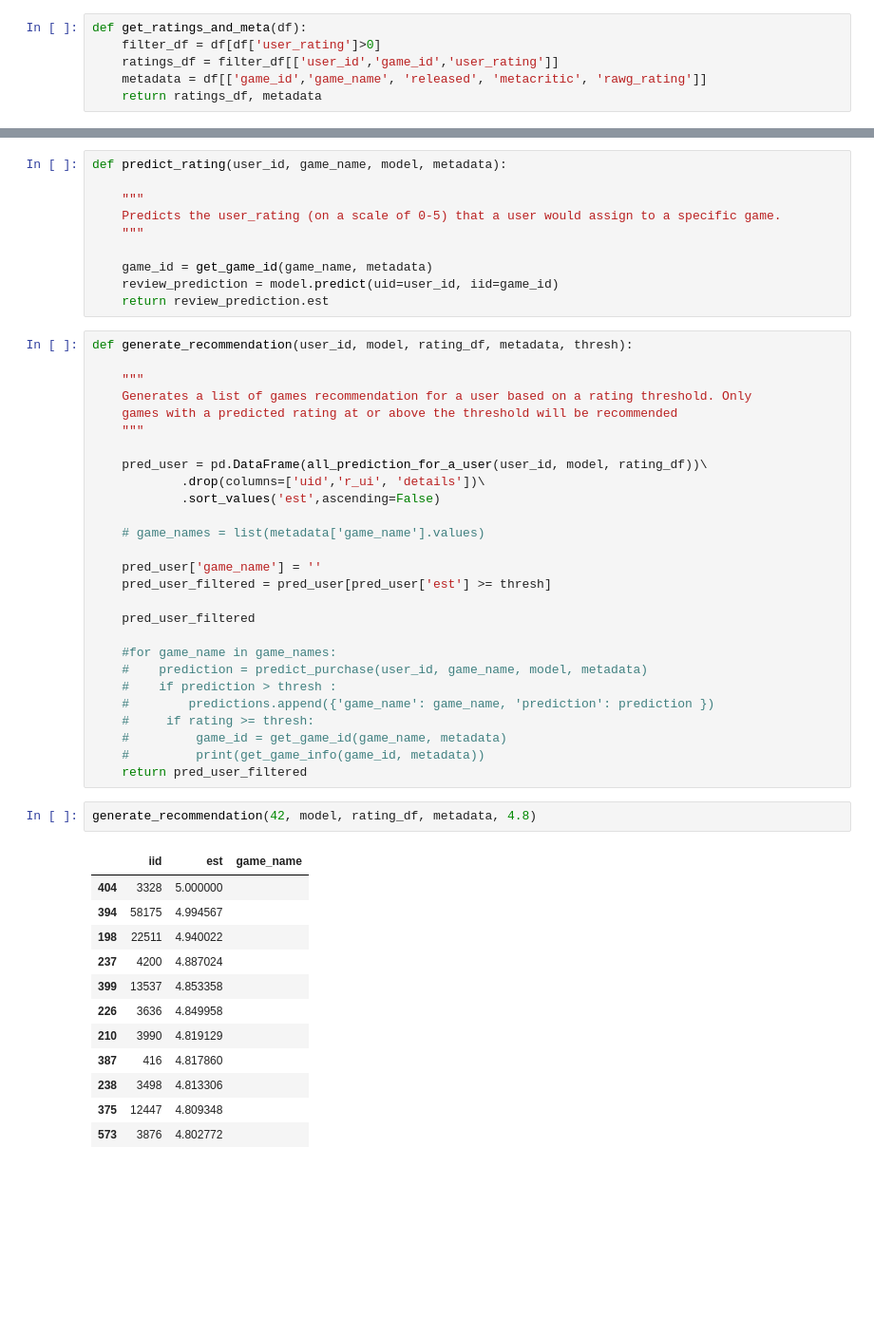
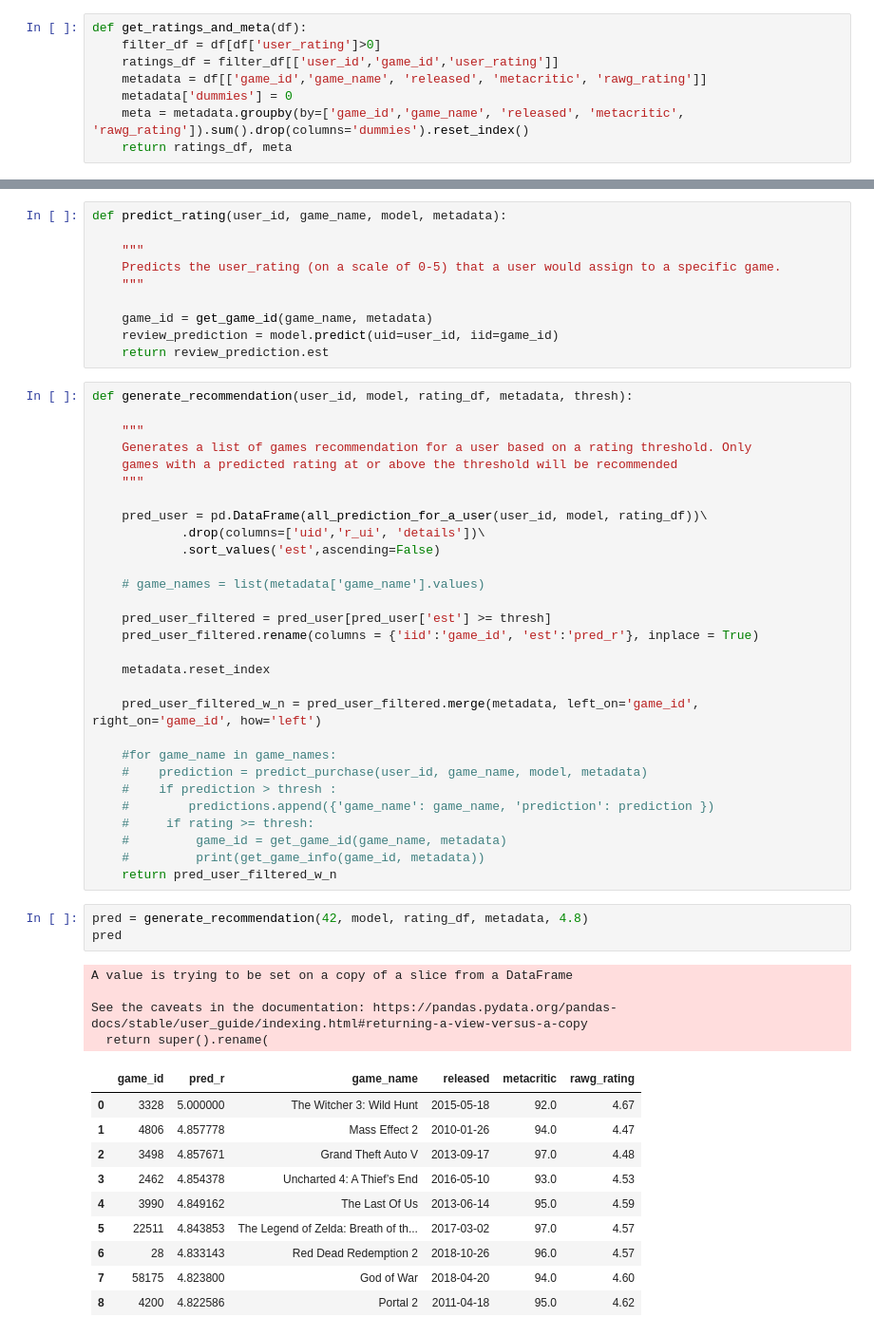
Before and after one commit to Agnes-Lain/game_one, a Jupyter notebook: notebooks/gl-rating-surprise-model-with-prediction.ipynb, the cells around one changed output, grey strips where cells are left out. Shown at 95% size. Drawn from its saved outputs; the diff is of its cells as text; blank space fills up the shorter version.

```diff
--- a/notebooks/gl-rating-surprise-model-with-prediction.ipynb
+++ b/notebooks/gl-rating-surprise-model-with-prediction.ipynb
@@ -21,7 +21,9 @@ def get_ratings_and_meta(df):
     filter_df = df[df['user_rating']>0]
     ratings_df = filter_df[['user_id','game_id','user_rating']]
     metadata = df[['game_id','game_name', 'released', 'metacritic', 'rawg_rating']]
-    return ratings_df, metadata
+    metadata['dummies'] = 0
+    meta = metadata.groupby(by=['game_id','game_name', 'released', 'metacritic', 'rawg_rating']).sum().drop(columns='dummies').reset_index()
+    return ratings_df, meta
 # %%
 data = load_data()
 rating_df, metadata = get_ratings_and_meta(data)
@@ -173,10 +197,12 @@ def generate_recommendation(user_id, model, rating_df, metadata, thresh):
 
     # game_names = list(metadata['game_name'].values)
 
-    pred_user['game_name'] = ''
     pred_user_filtered = pred_user[pred_user['est'] >= thresh]
+    pred_user_filtered.rename(columns = {'iid':'game_id', 'est':'pred_r'}, inplace = True)
 
-    pred_user_filtered
+    metadata.reset_index
+
+    pred_user_filtered_w_n = pred_user_filtered.merge(metadata, left_on='game_id', right_on='game_id', how='left')
 
     #for game_name in game_names:
     #    prediction = predict_purchase(user_id, game_name, model, metadata)
@@ -185,20 +211,23 @@ def generate_recommendation(user_id, model, rating_df, metadata, thresh):
     #     if rating >= thresh:
     #         game_id = get_game_id(game_name, metadata)
     #         print(get_game_info(game_id, metadata))
-    return pred_user_filtered
+    return pred_user_filtered_w_n
 # %%
-generate_recommendation(42, model, rating_df, metadata, 4.8)
+pred = generate_recommendation(42, model, rating_df, metadata, 4.8)
+pred
 # %% [output]
+A value is trying to be set on a copy of a slice from a DataFrame
+
+See the caveats in the documentation: https://pandas.pydata.org/pandas-docs/stable/user_guide/indexing.html#returning-a-view-versus-a-copy
+  return super().rename(
-|  | iid | est | game_name |
-| 404 | 3328 | 5.000000 |  |
-| 394 | 58175 | 4.994567 |  |
-| 198 | 22511 | 4.940022 |  |
-| 237 | 4200 | 4.887024 |  |
-| 399 | 13537 | 4.853358 |  |
-| 226 | 3636 | 4.849958 |  |
-| 210 | 3990 | 4.819129 |  |
-| 387 | 416 | 4.817860 |  |
-| 238 | 3498 | 4.813306 |  |
-| 375 | 12447 | 4.809348 |  |
-| 573 | 3876 | 4.802772 |  |
+|  | game_id | pred_r | game_name | released | metacritic | rawg_rating |
+| 0 | 3328 | 5.000000 | The Witcher 3: Wild Hunt | 2015-05-18 | 92.0 | 4.67 |
+| 1 | 4806 | 4.857778 | Mass Effect 2 | 2010-01-26 | 94.0 | 4.47 |
+| 2 | 3498 | 4.857671 | Grand Theft Auto V | 2013-09-17 | 97.0 | 4.48 |
+| 3 | 2462 | 4.854378 | Uncharted 4: A Thief’s End | 2016-05-10 | 93.0 | 4.53 |
+| 4 | 3990 | 4.849162 | The Last Of Us | 2013-06-14 | 95.0 | 4.59 |
+| 5 | 22511 | 4.843853 | The Legend of Zelda: Breath of th... | 2017-03-02 | 97.0 | 4.57 |
+| 6 | 28 | 4.833143 | Red Dead Redemption 2 | 2018-10-26 | 96.0 | 4.57 |
+| 7 | 58175 | 4.823800 | God of War | 2018-04-20 | 94.0 | 4.60 |
+| 8 | 4200 | 4.822586 | Portal 2 | 2011-04-18 | 95.0 | 4.62 |
 # %%
```
Also changed, not shown: parts of 7 cells of this notebook.
